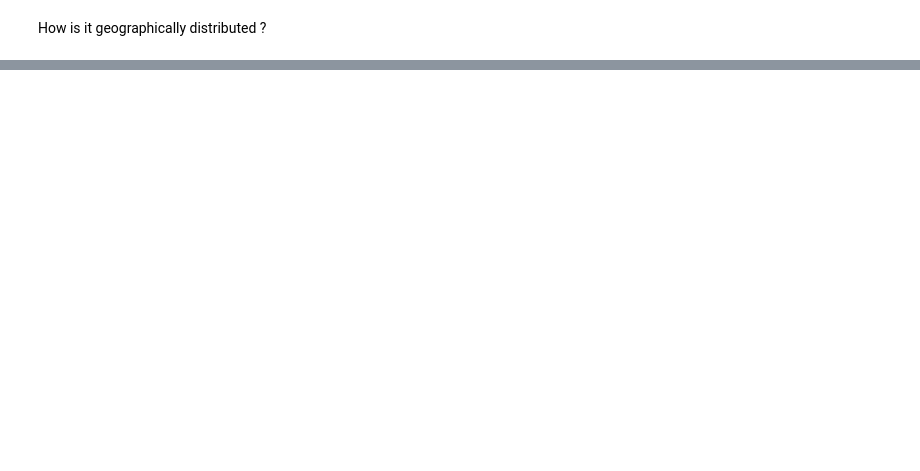
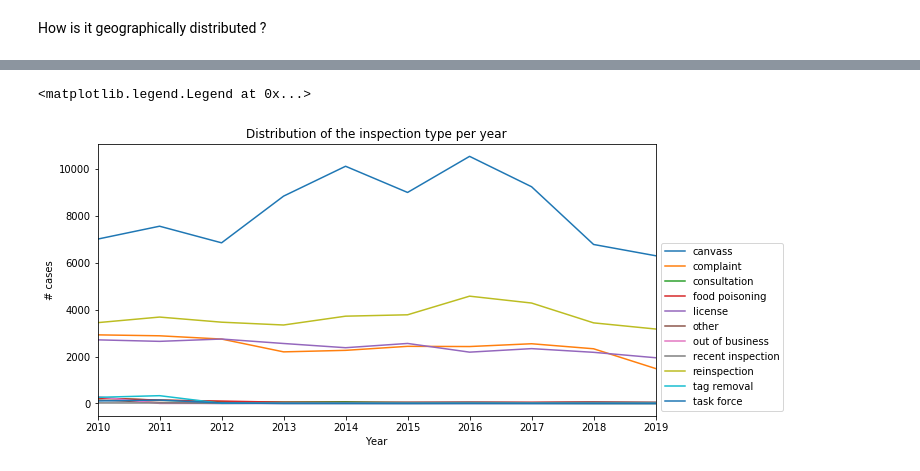
Before and after one commit to Kaabachi/project-ada, a Jupyter notebook: Untitled1.ipynb, the cells around one changed output, grey strips where cells are left out. Drawn from its saved outputs; the diff is of its cells as text; code cells hidden in the pictures; blank space fills up the shorter version.

```diff
--- a/Untitled1.ipynb
+++ b/Untitled1.ipynb
@@ -135,0 +420,8 @@ IndentationError: unindent does not match any outer indentation level (<tokenize
+# %%
+data["Inspection Type"] = data["Inspection Type"].map(lambda x: x.lower())
+data["Inspection Type"] = data["Inspection Type"].map(lambda x: re.sub('re-', 're', x))
+data["Inspection Type"] = data["Inspection Type"].map(lambda x:'reinspection' if ('reinspection' in x ) else x)
+data["Inspection Type"] = data["Inspection Type"].map(lambda x:'canvass' if ('canvas' in x ) else x)
+data["Inspection Type"] = data["Inspection Type"].map(lambda x:'complaint' if ('complaint' in x ) else x)
+data["Inspection Type"] = data["Inspection Type"].map(lambda x:'license' if ('license' in x ) else x)
+data["Inspection Type"] = data["Inspection Type"].map(lambda x:'task force' if ('task' in x ) else x)
@@ -135,0 +432,2 @@ IndentationError: unindent does not match any outer indentation level (<tokenize
+# %%
+data["Inspection Type"] = data["Inspection Type"].map(lambda x:'food poisoning' if ('sfp' in x or 'fbi' in x or 'sick' in x or 'poisoning' in x ) else x)
@@ -135,0 +458,4 @@ IndentationError: unindent does not match any outer indentation level (<tokenize
+# %%
+kept = ["canvass", "reinspection", "license", "complaint", "suspected food poisoning", "consultation", "tag removal", "recent inspection", "out of business", "task force", "food poisoning"]
+
+data["Inspection Type"] = data["Inspection Type"].map(lambda x: x if (x in kept ) else 'other')
@@ -135,0 +510,9 @@ IndentationError: unindent does not match any outer indentation level (<tokenize
+# %%
+year_inspection=pd.DataFrame(data.groupby(['Year','Inspection Type'])['Inspection ID'].count()).reset_index()
+
+year_inspection= year_inspection.pivot(index='Year', values='Inspection ID', columns='Inspection Type')
+
+year_inspection.fillna(0, inplace=True)
+
+year_inspection.plot(kind='bar',stacked=True,figsize=(8,8))
+plt.legend(loc="lower left", bbox_to_anchor=(1,0))
@@ -135,0 +522,8 @@ IndentationError: unindent does not match any outer indentation level (<tokenize
+# %%
+year_inspection.plot(figsize=(10,5))
+plt.title("Distribution of the inspection type per year")
+plt.ylabel("# cases")
+plt.legend(loc="lower left", bbox_to_anchor=(1,0))
+# %% [output]
+<matplotlib.legend.Legend at 0x...>
+[figure, added]
```
Also changed, not shown: parts of 109 cells of this notebook.
